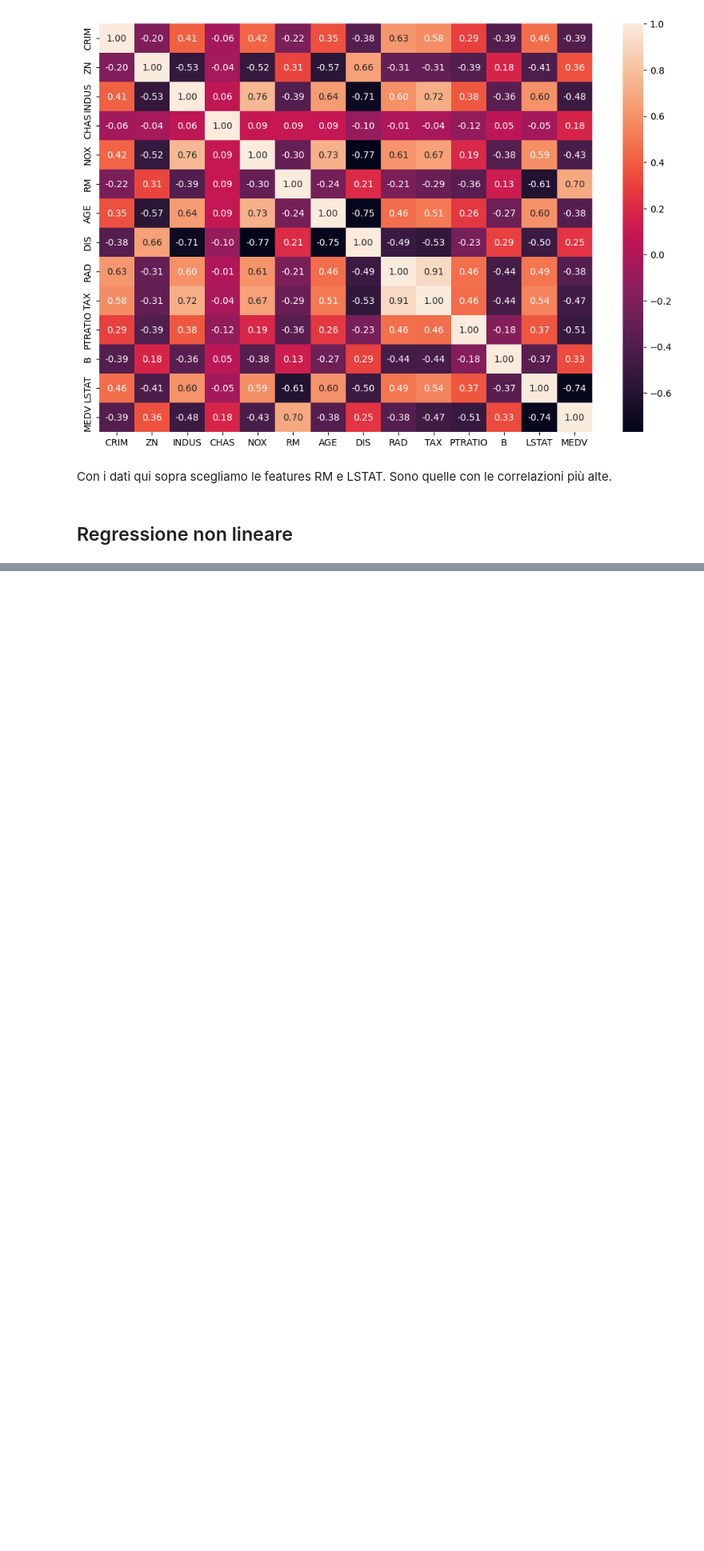
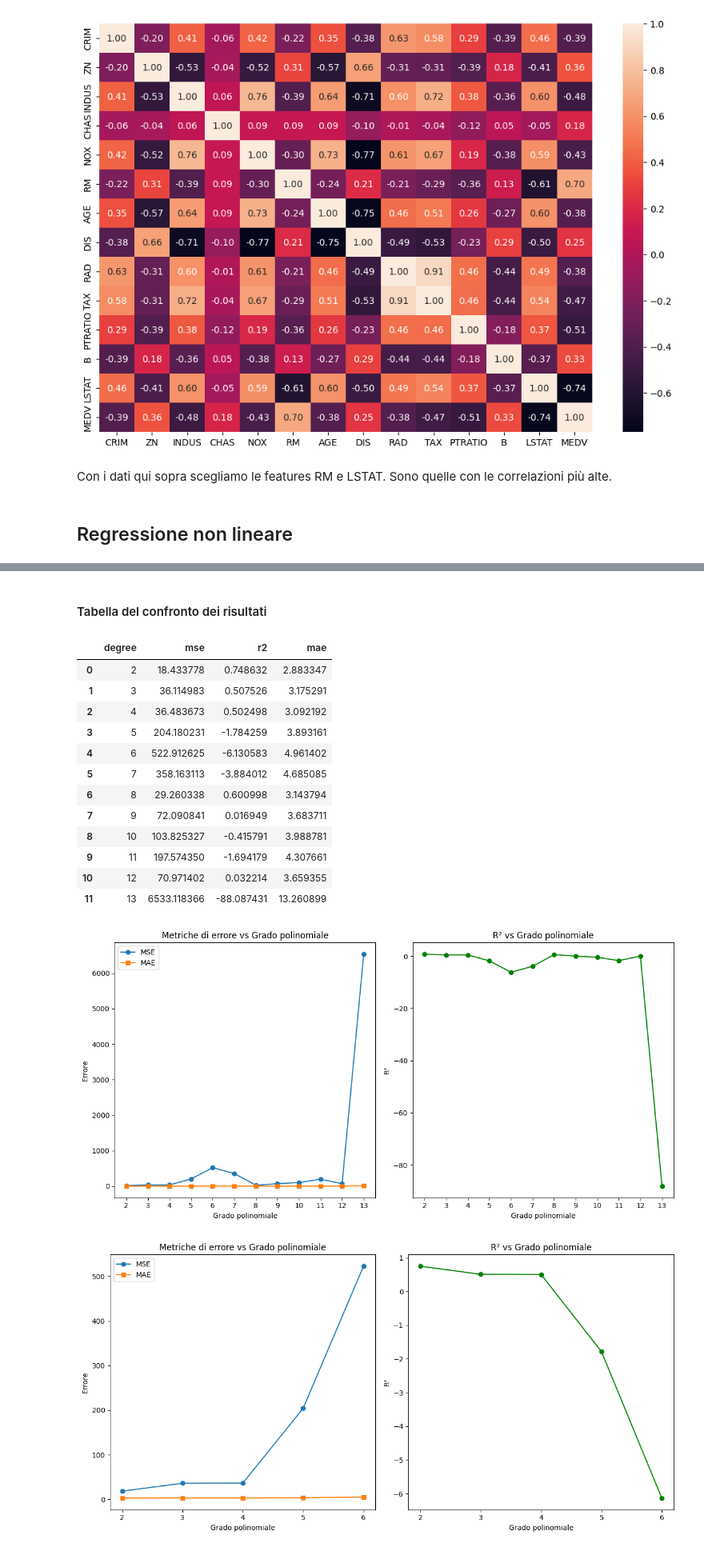
Before and after one commit to gianni20/Bostonshouse, a Jupyter notebook: Base.ipynb, the cells around one changed output, grey strips where cells are left out. Shown at 80% size. Drawn from its saved outputs; the diff is of its cells as text; code cells hidden in the pictures; blank space fills up the shorter version.

```diff
--- a/Base.ipynb
+++ b/Base.ipynb
@@ -105,0 +100,70 @@ plt.show()
+# %% [markdown]
+#### Tabella del confronto dei risultati
+# %%
+results_df = pd.DataFrame(results)
+display(results_df)
+plt.figure(figsize=(12, 6))
+
+# Subplot per MSE e MAE
+plt.subplot(1, 2, 1)
+plt.plot(degrees, [r['mse'] for r in results], 'o-', label='MSE')
+plt.plot(degrees, [r['mae'] for r in results], 's-', label='MAE')
+plt.xlabel('Grado polinomiale')
+plt.ylabel('Errore')
+plt.legend()
+plt.title('Metriche di errore vs Grado polinomiale')
+plt.xticks(list(degrees))  # Imposta i tick dell'asse x esattamente sui gradi
+
+# Subplot per R²
+plt.subplot(1, 2, 2)
+plt.plot(degrees, [r['r2'] for r in results], 'o-', color='green')
+plt.xlabel('Grado polinomiale')
+plt.ylabel('R²')
+plt.title('R² vs Grado polinomiale')
+plt.xticks(list(degrees))  # Imposta i tick dell'asse x esattamente sui gradi
+
+plt.tight_layout()
+plt.show()
+
+
+plt.figure(figsize=(12, 6))
+
+# Range limitato
+limited_degrees = range(2, 7)
+
+# Subplot per MSE e MAE
+plt.subplot(1, 2, 1)
+plt.plot(limited_degrees, [results[i-2]['mse'] for i in limited_degrees], 'o-', label='MSE')
+plt.plot(limited_degrees, [results[i-2]['mae'] for i in limited_degrees], 's-', label='MAE')
+plt.xlabel('Grado polinomiale')
+plt.ylabel('Errore')
+plt.legend()
+plt.title('Metriche di errore vs Grado polinomiale')
+plt.xticks(list(limited_degrees))  # Imposta i tick dell'asse x esattamente sui gradi
+
+# Subplot per R²
+plt.subplot(1, 2, 2)
+plt.plot(limited_degrees, [results[i-2]['r2'] for i in limited_degrees], 'o-', color='green')
+plt.xlabel('Grado polinomiale')
+plt.ylabel('R²')
+plt.title('R² vs Grado polinomiale')
+plt.xticks(list(limited_degrees))  # Imposta i tick dell'asse x esattamente sui gradi
+
+plt.tight_layout()
+plt.show()
+# %% [output]
+|  | degree | mse | r2 | mae |
+| 0 | 2 | 18.433778 | 0.748632 | 2.883347 |
+| 1 | 3 | 36.114983 | 0.507526 | 3.175291 |
+| 2 | 4 | 36.483673 | 0.502498 | 3.092192 |
+| 3 | 5 | 204.180231 | -1.784259 | 3.893161 |
+| 4 | 6 | 522.912625 | -6.130583 | 4.961402 |
+| 5 | 7 | 358.163113 | -3.884012 | 4.685085 |
+| 6 | 8 | 29.260338 | 0.600998 | 3.143794 |
+| 7 | 9 | 72.090841 | 0.016949 | 3.683711 |
+| 8 | 10 | 103.825327 | -0.415791 | 3.988781 |
+| 9 | 11 | 197.574350 | -1.694179 | 4.307661 |
+| 10 | 12 | 70.971402 | 0.032214 | 3.659355 |
+| 11 | 13 | 6533.118366 | -88.087431 | 13.260899 |
+[figure, added]
+[figure, added]
```
Also changed, not shown: parts of 10 cells of this notebook, 4 other files.
